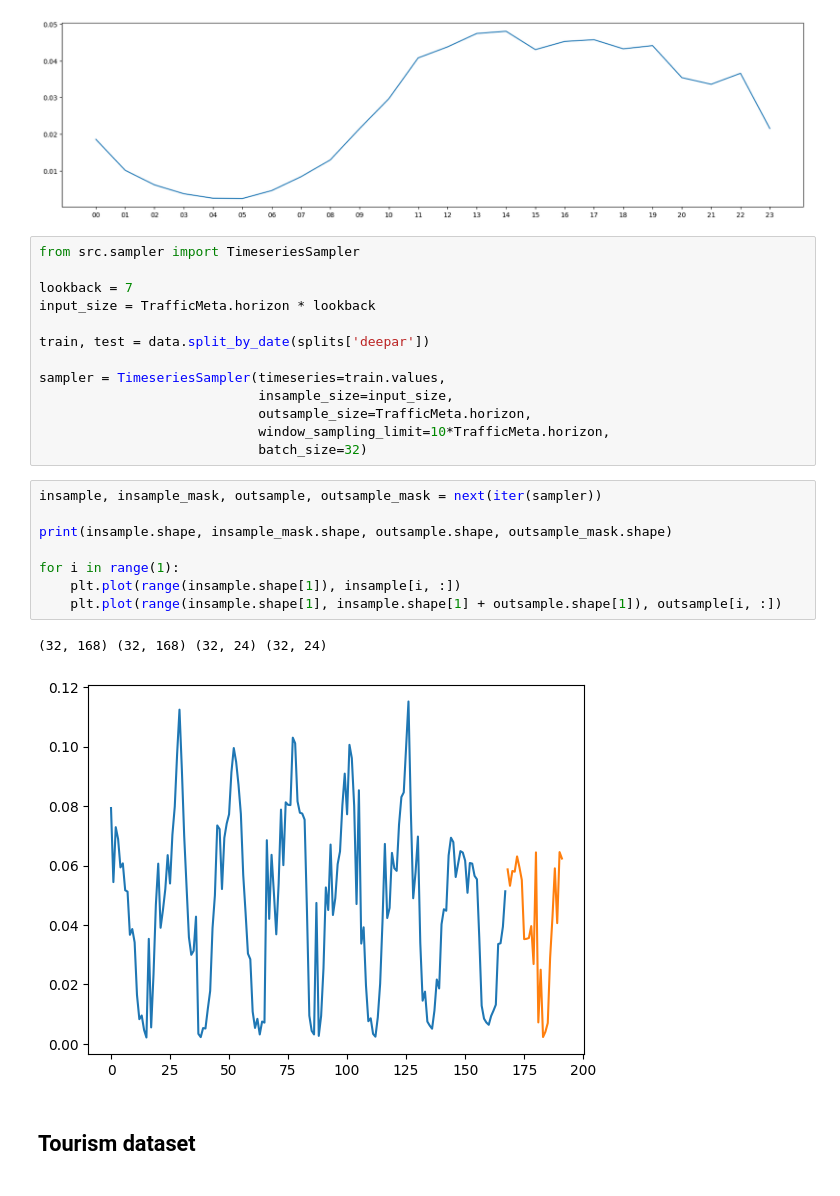
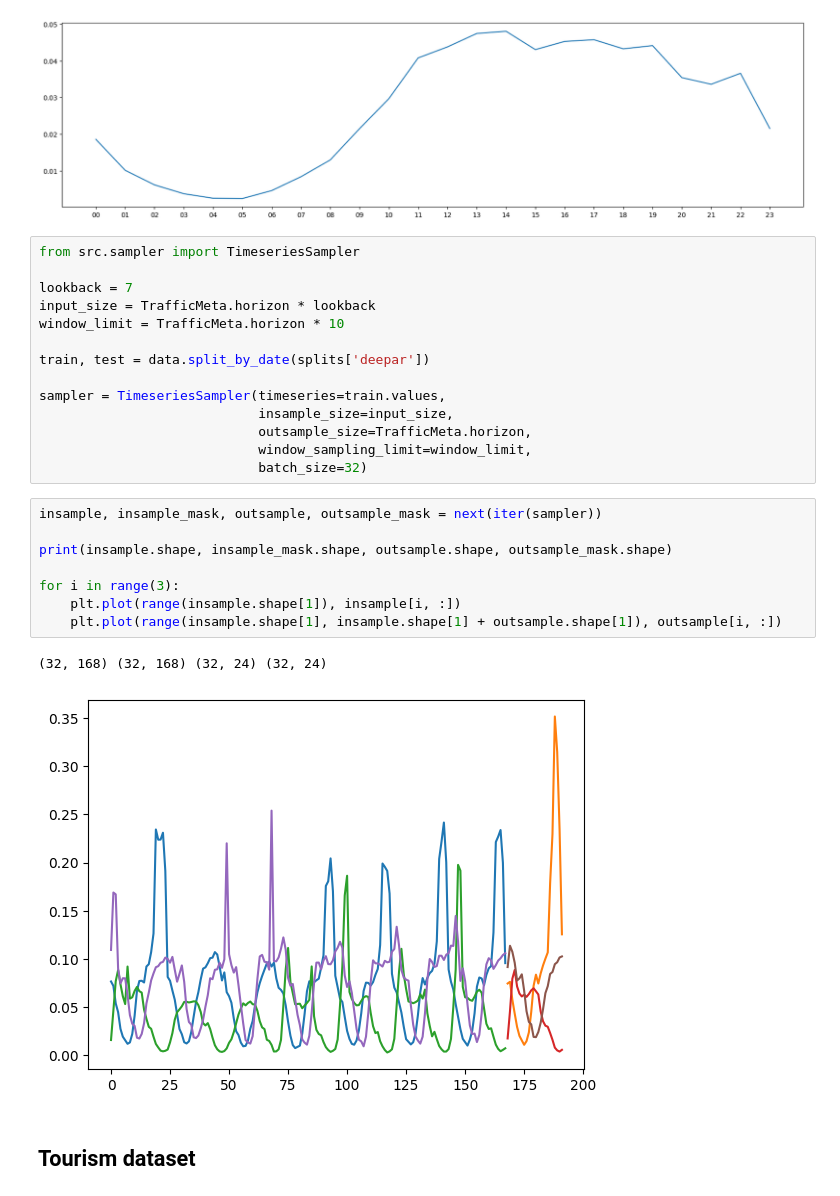
Before and after one commit to FinnAlberts/attention_analysis, a Jupyter notebook: notebooks/visualize_datasets.ipynb, the cells around one changed output. Drawn from its saved outputs; the diff is of its cells as text.

```diff
--- a/notebooks/visualize_datasets.ipynb
+++ b/notebooks/visualize_datasets.ipynb
@@ -428,25 +428,26 @@ from src.sampler import TimeseriesSampler
 
 lookback = 7
 input_size = TrafficMeta.horizon * lookback
+window_limit = TrafficMeta.horizon * 10
 
 train, test = data.split_by_date(splits['deepar'])
 
 sampler = TimeseriesSampler(timeseries=train.values,
                             insample_size=input_size,
                             outsample_size=TrafficMeta.horizon,
-                            window_sampling_limit=10*TrafficMeta.horizon,
+                            window_sampling_limit=window_limit,
                             batch_size=32)
 # %%
 insample, insample_mask, outsample, outsample_mask = next(iter(sampler))
 
 print(insample.shape, insample_mask.shape, outsample.shape, outsample_mask.shape)
 
-for i in range(1):
+for i in range(3):
     plt.plot(range(insample.shape[1]), insample[i, :])
     plt.plot(range(insample.shape[1], insample.shape[1] + outsample.shape[1]), outsample[i, :])
 # %% [output]
 (32, 168) (32, 168) (32, 24) (32, 24)
-[figure, old version]
+[figure, new version]
 # %% [markdown]
 ## Tourism dataset
 # %%
```
Also changed, not shown: parts of 11 cells of this notebook, 7 other files.
